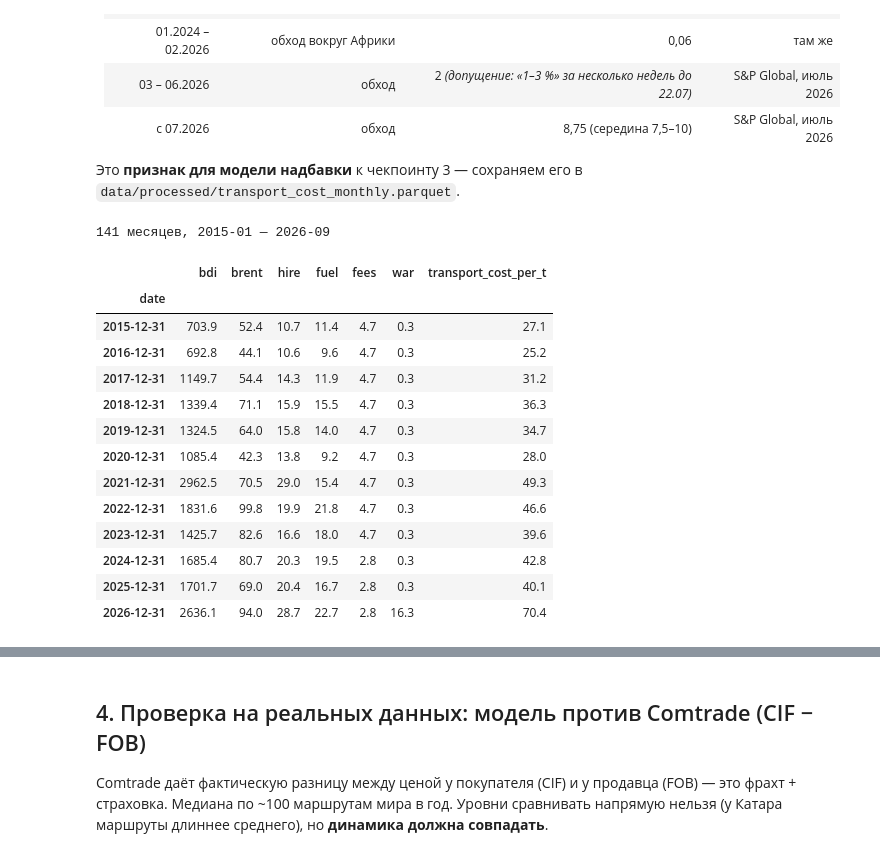
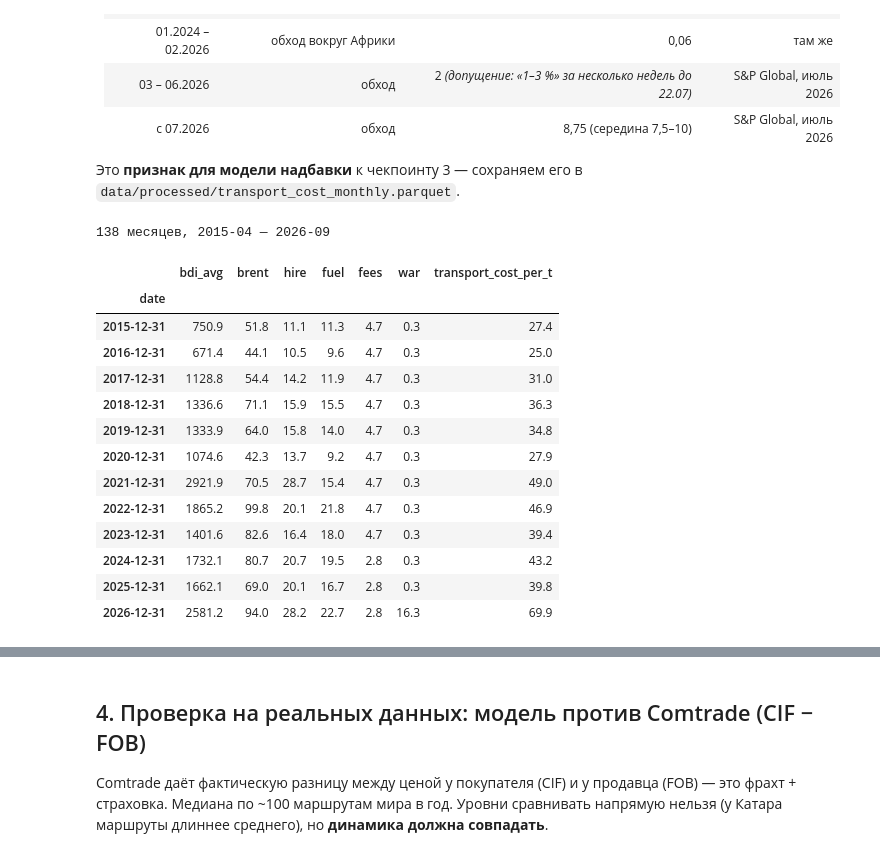
Before and after one commit to VldslMr/fertilizer-supply-chain-digital-model, a Jupyter notebook: checkpoint_2/transport_costs/notebooks/02_transport_costs.ipynb, the cells around one changed output, grey strips where cells are left out. Drawn from its saved outputs; the diff is of its cells as text; code cells hidden in the pictures.

```diff
--- a/checkpoint_2/transport_costs/notebooks/02_transport_costs.ipynb
+++ b/checkpoint_2/transport_costs/notebooks/02_transport_costs.ipynb
@@ -79,7 +79,7 @@ print(f"Пять направлений = {share_total:.0%} экспорта К
 Средний BDI и Brent за 2025 год, спокойная страховка (0,06 % стоимости судна), Красное море — как в 2025 (обходят вокруг Африки).
 Число судов — сколько Supramax должны постоянно работать, чтобы вывезти **весь выпуск QAFCO (6 млн т)** в пропорциях корзины.
 # %%
-BDI25 = bdi.loc["2025", "bdi"].mean(); BRENT25 = prices.loc["2025", "brent"].mean()
+BDI25 = bdi.loc["2025", "bdi_avg"].mean(); BRENT25 = prices.loc["2025", "brent"].mean()
 TC25, BUNK25 = f.tc_rate(BDI25), f.bunker_price(BRENT25)
 print(f"2025: BDI {BDI25:.0f} -> аренда ${TC25:,.0f}/день;  Brent ${BRENT25:.0f} -> топливо ${BUNK25:.0f}/т")
 
@@ -131,41 +131,43 @@ snap.round(1)
 # %%
 def gulf_war_pct(d):
     if d < pd.Timestamp("2026-03-01"): return 0.06
     if d < pd.Timestamp("2026-07-01"): return 2.0
     return 8.75
 
 def basket_cost(d, bdi_v, brent_v):
     scen = "normal" if d < pd.Timestamp("2024-01-01") else "no_red_sea"
     tc, bunk, war = f.tc_rate(bdi_v), f.bunker_price(brent_v), gulf_war_pct(d)
     parts = {k: 0.0 for k in ["hire", "fuel", "fees", "war", "total", "T_days"]}
     for dest, w in weights.items():
         r = route(dest, scen)
         c = f.voyage_cost(r.distance_nm, vessel, tc, bunk, via_suez=r.via_suez, war_gulf_pct=war)
         for k in parts: parts[k] += w * c[k]
     return parts
 
-m = bdi[["bdi"]].join(prices[["brent", "urea_price"]], how="inner").loc["2015":]
-ts = pd.DataFrame([basket_cost(d, r.bdi, r.brent) for d, r in m.iterrows()], index=m.index)
+m = bdi[["bdi_avg"]].join(prices[["brent", "urea_price"]], how="inner").loc["2015-04":"2026-09"]   # период для склейки: апрель 2015 — сентябрь 2026
+ts = pd.DataFrame([basket_cost(d, r.bdi_avg, r.brent) for d, r in m.iterrows()], index=m.index)
 ts = ts.rename(columns={"total": "transport_cost_per_t"}).join(m)
-ts.to_parquet("data/processed/transport_cost_monthly.parquet")
+# для склейки с признаками команды: date — колонка (первое число месяца), только наши признаки, без чужих brent / urea_price
+FEATURES = ["transport_cost_per_t", "hire", "fuel", "fees", "war", "T_days", "bdi_avg"]
+ts[FEATURES].rename_axis("date").reset_index().to_parquet("data/processed/transport_cost_monthly.parquet", index=False)
 print(f"{len(ts)} месяцев, {ts.index.min():%Y-%m} — {ts.index.max():%Y-%m}")
-ts[["bdi", "brent", "hire", "fuel", "fees", "war", "transport_cost_per_t"]].resample("YE").mean().round(1)
+ts[["bdi_avg", "brent", "hire", "fuel", "fees", "war", "transport_cost_per_t"]].resample("YE").mean().round(1)
 # %% [output]
-141 месяцев, 2015-01 — 2026-09
+138 месяцев, 2015-04 — 2026-09
-|  | bdi | brent | hire | fuel | fees | war | transport_cost_per_t |
+|  | bdi_avg | brent | hire | fuel | fees | war | transport_cost_per_t |
 | date |  |  |  |  |  |  |  |
-| 2015-12-31 | 703.9 | 52.4 | 10.7 | 11.4 | 4.7 | 0.3 | 27.1 |
-| 2016-12-31 | 692.8 | 44.1 | 10.6 | 9.6 | 4.7 | 0.3 | 25.2 |
-| 2017-12-31 | 1149.7 | 54.4 | 14.3 | 11.9 | 4.7 | 0.3 | 31.2 |
-| 2018-12-31 | 1339.4 | 71.1 | 15.9 | 15.5 | 4.7 | 0.3 | 36.3 |
-| 2019-12-31 | 1324.5 | 64.0 | 15.8 | 14.0 | 4.7 | 0.3 | 34.7 |
-| 2020-12-31 | 1085.4 | 42.3 | 13.8 | 9.2 | 4.7 | 0.3 | 28.0 |
-| 2021-12-31 | 2962.5 | 70.5 | 29.0 | 15.4 | 4.7 | 0.3 | 49.3 |
-| 2022-12-31 | 1831.6 | 99.8 | 19.9 | 21.8 | 4.7 | 0.3 | 46.6 |
-| 2023-12-31 | 1425.7 | 82.6 | 16.6 | 18.0 | 4.7 | 0.3 | 39.6 |
-| 2024-12-31 | 1685.4 | 80.7 | 20.3 | 19.5 | 2.8 | 0.3 | 42.8 |
-| 2025-12-31 | 1701.7 | 69.0 | 20.4 | 16.7 | 2.8 | 0.3 | 40.1 |
-| 2026-12-31 | 2636.1 | 94.0 | 28.7 | 22.7 | 2.8 | 16.3 | 70.4 |
+| 2015-12-31 | 750.9 | 51.8 | 11.1 | 11.3 | 4.7 | 0.3 | 27.4 |
+| 2016-12-31 | 671.4 | 44.1 | 10.5 | 9.6 | 4.7 | 0.3 | 25.0 |
+| 2017-12-31 | 1128.8 | 54.4 | 14.2 | 11.9 | 4.7 | 0.3 | 31.0 |
+| 2018-12-31 | 1336.6 | 71.1 | 15.9 | 15.5 | 4.7 | 0.3 | 36.3 |
+| 2019-12-31 | 1333.9 | 64.0 | 15.8 | 14.0 | 4.7 | 0.3 | 34.8 |
+| 2020-12-31 | 1074.6 | 42.3 | 13.7 | 9.2 | 4.7 | 0.3 | 27.9 |
+| 2021-12-31 | 2921.9 | 70.5 | 28.7 | 15.4 | 4.7 | 0.3 | 49.0 |
+| 2022-12-31 | 1865.2 | 99.8 | 20.1 | 21.8 | 4.7 | 0.3 | 46.9 |
+| 2023-12-31 | 1401.6 | 82.6 | 16.4 | 18.0 | 4.7 | 0.3 | 39.4 |
+| 2024-12-31 | 1732.1 | 80.7 | 20.7 | 19.5 | 2.8 | 0.3 | 43.2 |
+| 2025-12-31 | 1662.1 | 69.0 | 20.1 | 16.7 | 2.8 | 0.3 | 39.8 |
+| 2026-12-31 | 2581.2 | 94.0 | 28.2 | 22.7 | 2.8 | 16.3 | 69.9 |
 # %%
 fig, ax = plt.subplots(figsize=(9, 4))
 ax.stackplot(ts.index, ts.hire, ts.fuel, ts.fees, ts.war, colors=[C1, C2, C3, C4],
```
Also changed, not shown: parts of 5 cells of this notebook, 5 other files.
